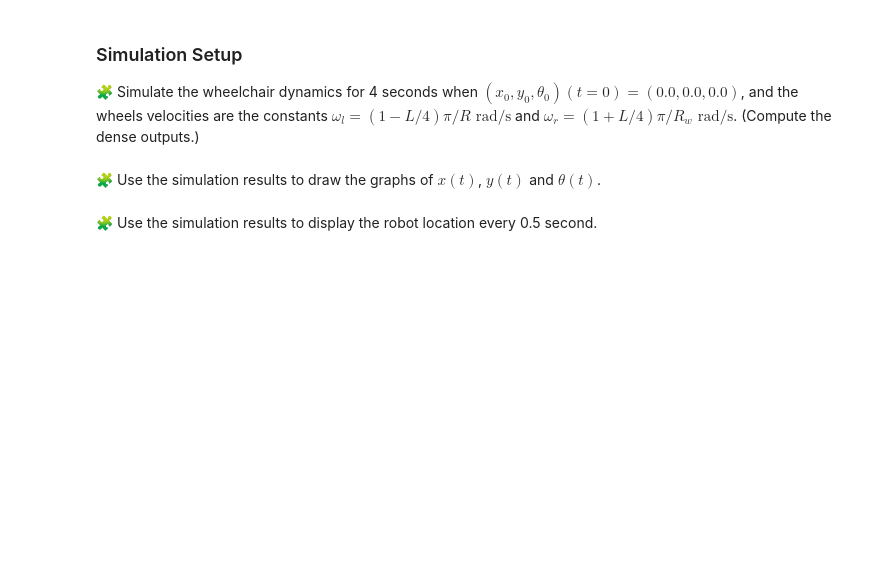
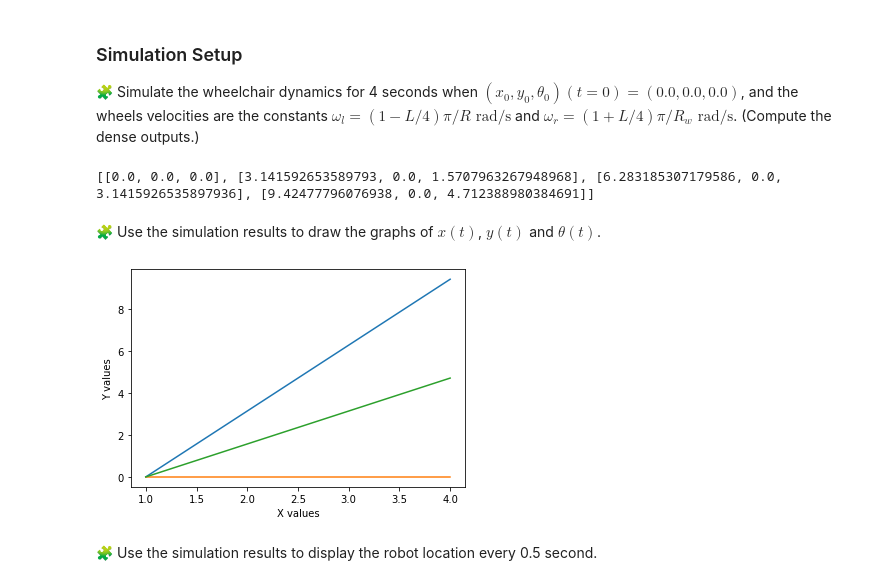
Before and after one commit to laaroussisouheil/control-engineering-with-python-project-2022-2023, a Jupyter notebook: Project-1.ipynb, the cells around one changed output. Saved outputs shown, nothing was run; the diff lists cells and outputs as text; code cells hidden in the pictures; blank space fills up the shorter version.

```diff
--- a/Project-1.ipynb
+++ b/Project-1.ipynb
@@ -174,2 +180,19 @@ pass
+# %%
+𝜔L=(1-L/4)*np.pi/𝑅_w
+𝜔r=(1+L/4)*np.pi/𝑅_w
+θ0=0
+X_etat=[]
+Y_etat=[]
+theta_etat=[]
+for t in range(4):
+    x =  𝑅_w/2 * (ωr + ωL) * cos(θ0) * t
+    y = 𝑅_w/2 * (ωr + ωL) * sin(θ0) * t
+    θ = θ0 + R_w/L * (ωr - ωL) * t
+    X_etat.append(x)
+    Y_etat.append(y)
+    theta_etat.append(θ)
+print(etat)
+# %% [output]
+[[0.0, 0.0, 0.0], [3.141592653589793, 0.0, 1.5707963267948968], [6.283185307179586, 0.0, 3.1415926535897936], [9.42477796076938, 0.0, 4.712388980384691]]
 # %% [markdown]
 🧩 Use the simulation results to draw the graphs of $x(t)$, $y(t)$ and $\theta(t)$.
@@ -178,3 +199,23 @@ pass
+# %%
+import matplotlib.pyplot as plt
+
+# List of x-coordinates
+x_values = [ 1, 2, 3, 4]
+
+
+# Plot the data as a line graph
+plt.plot(x_values, X_etat)
+plt.plot(x_values, Y_etat)
+plt.plot(x_values, theta_etat)
+
+# Add labels for the x-axis and y-axis
+plt.xlabel('X values')
+plt.ylabel('Y values')
+
+# Show the plot
+plt.show()
+# %% [output]
+[figure, added]
 # %% [markdown]
 🧩 Use the simulation results to display the robot location every 0.5 second.
 # %%
```
Also changed, not shown: parts of 7 cells of this notebook.
